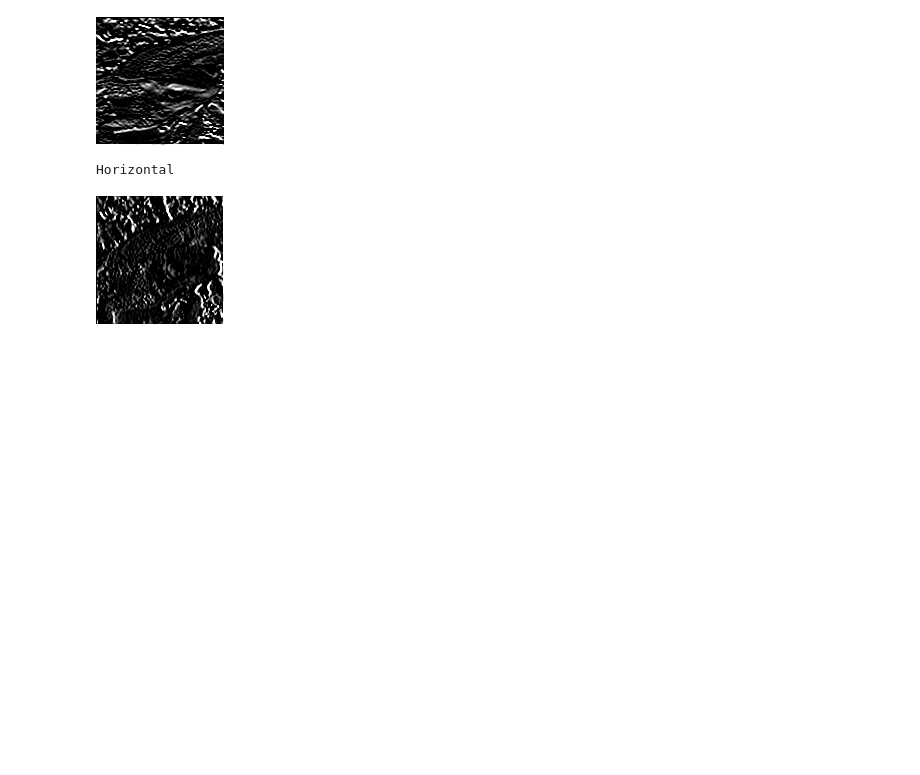
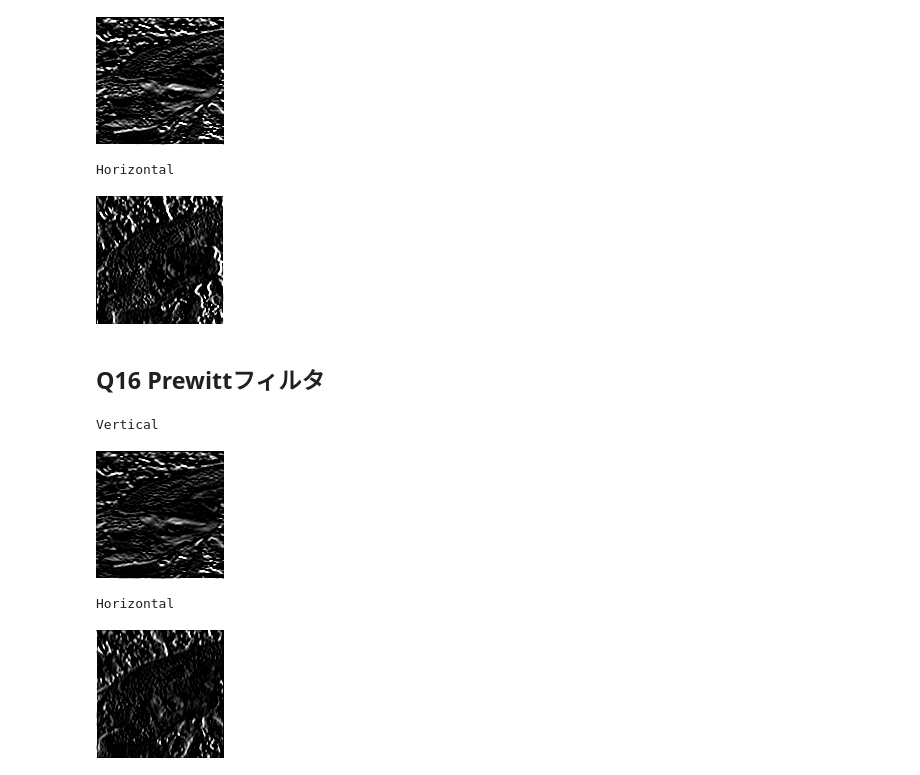
Before and after one commit to whatalnk/Gasyori100knock, a Jupyter notebook: notebooks/Question_11_20.ipynb, the cells around one changed output. Drawn from its saved outputs; the diff is of its cells as text; code cells hidden in the pictures; blank space fills up the shorter version.

Commit message:
Q16 Prewitt filter

```diff
--- a/notebooks/Question_11_20.ipynb
+++ b/notebooks/Question_11_20.ipynb
@@ -218,3 +218,44 @@ Vertical
 [figure]
 Horizontal
 [figure]
+# %% [markdown]
+## Q16 Prewittフィルタ
+# %%
+def prewitt_filter(img, size):
+  H, W = img.shape
+
+  pad = size // 2
+  out_v = np.zeros((H + pad * 2, W + pad * 2), dtype=np.float)
+  out_v[pad: pad + H, pad: pad + W] = img.copy().astype(np.float)
+  out_h = out_v.copy()
+
+  K_v = [[1, 1, 1], [0, 0, 0], [-1, -1, -1]]
+  K_h = [[-1, 0, 1], [-1, 0, 1], [-1, 0, 1]]
+
+  tmp= out_v.copy()
+
+  for y in range(H):
+    for x in range(W):
+      out_v[pad + y, pad + x] = np.multiply(tmp[y: y + size, x: x + size], K_v).sum()
+      out_h[pad + y, pad + x] = np.multiply(tmp[y: y + size, x: x + size], K_h).sum()
+
+  out_v = np.clip(out_v, 0, 255)
+  out_h = np.clip(out_h, 0, 255)
+
+  out_v = out_v[pad: pad + H, pad: pad + W].astype(np.uint8)
+  out_h = out_h[pad: pad + H, pad: pad + W].astype(np.uint8)
+
+  return (out_v, out_h)
+
+img = cv2.imread("imori.jpg")
+im_gray = cv2.cvtColor(img, cv2.COLOR_BGR2GRAY)
+out_v, out_h = prewitt_filter(im_gray, 3)
+print("Vertical")
+cv2_imshow(out_v)
+print("Horizontal")
+cv2_imshow(out_h)
+# %% [output]
+Vertical
+[figure, added]
+Horizontal
+[figure, added]
```
